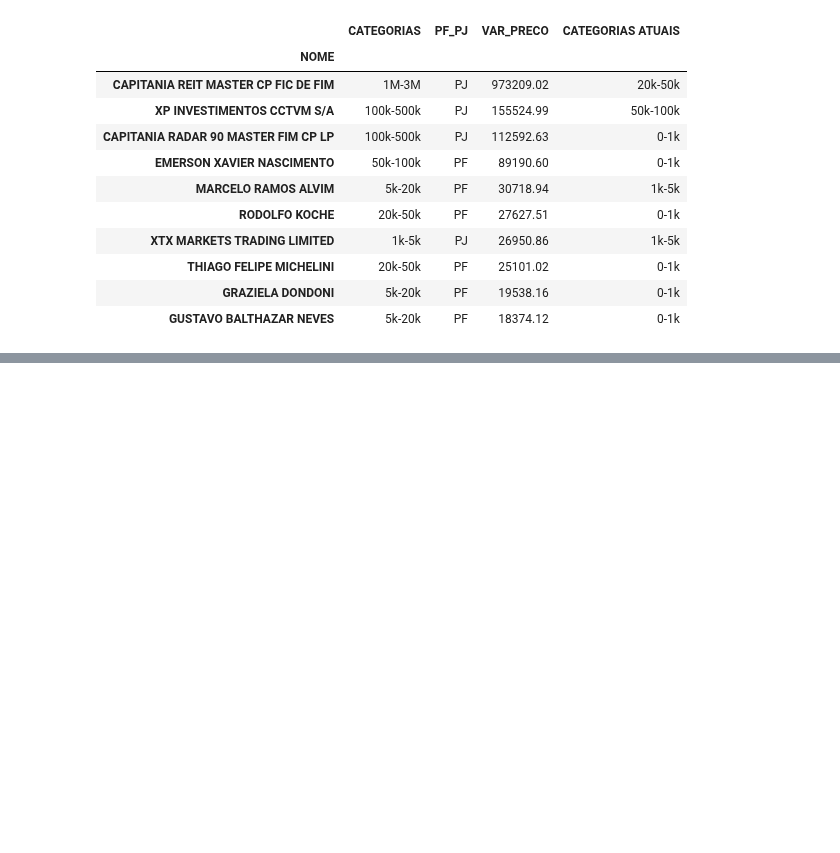
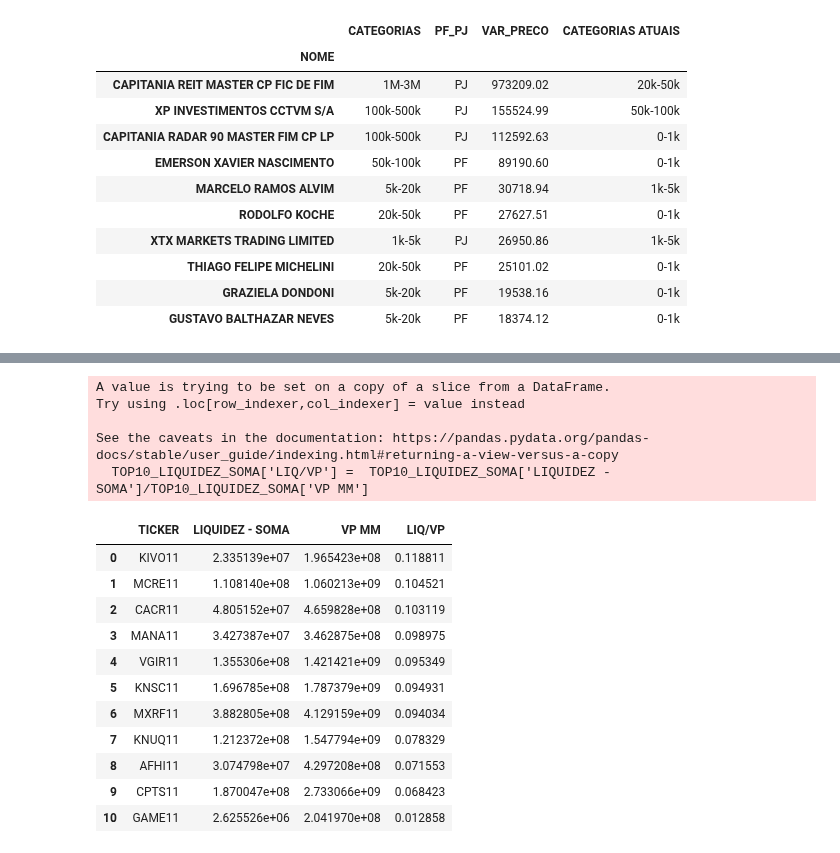
Before and after one commit to LucasFranco-guardian/Relat-rios-Passivo, a Jupyter notebook: MonthxWeek_GAME.ipynb, the cells around one changed output, grey strips where cells are left out. Cells and saved outputs as stored; diff of their text form; code cells hidden in the pictures; blank space fills up the shorter version.

```diff
--- a/MonthxWeek_GAME.ipynb
+++ b/MonthxWeek_GAME.ipynb
@@ -426 +522,32 @@ base_ativos
+# %%
+tic = 'TICKER'
+liq = 'LIQUIDEZ - SOMA'
+pl = 'VP MM'
+#CRIO UM DATAFRAME COM AS MAIORES QUEDAS DO DIA ENTRE OS PEERS DO GARE E O GARE
+TOP10_LIQUIDEZ_SOMA = base_papel[[tic, liq, pl]]
+TOP10_LIQUIDEZ_SOMA['LIQ/VP'] =  TOP10_LIQUIDEZ_SOMA['LIQUIDEZ - SOMA']/TOP10_LIQUIDEZ_SOMA['VP MM']
+TOP10_LIQUIDEZ_SOMA = TOP10_LIQUIDEZ_SOMA.sort_values(by=['LIQ/VP'], ascending=False).iloc[:10, :]
+TOP10_LIQUIDEZ_SOMA['TICKER'] = TOP10_LIQUIDEZ_SOMA['TICKER'].apply(excluir_5_dig)
+TOP10_LIQUIDEZ_SOMA_GAME_ADD = pd.concat([TOP10_LIQUIDEZ_SOMA, base_game11_soma]).reset_index(drop=True)
+
+data = TOP10_LIQUIDEZ_SOMA_GAME_ADD
+data
+# %% [output]
+A value is trying to be set on a copy of a slice from a DataFrame.
+Try using .loc[row_indexer,col_indexer] = value instead
+
+See the caveats in the documentation: https://pandas.pydata.org/pandas-docs/stable/user_guide/indexing.html#returning-a-view-versus-a-copy
+  TOP10_LIQUIDEZ_SOMA['LIQ/VP'] =  TOP10_LIQUIDEZ_SOMA['LIQUIDEZ - SOMA']/TOP10_LIQUIDEZ_SOMA['VP MM']
+|  | TICKER | LIQUIDEZ - SOMA | VP MM | LIQ/VP |
+| 0 | KIVO11 | 2.335139e+07 | 1.965423e+08 | 0.118811 |
+| 1 | MCRE11 | 1.108140e+08 | 1.060213e+09 | 0.104521 |
+| 2 | CACR11 | 4.805152e+07 | 4.659828e+08 | 0.103119 |
+| 3 | MANA11 | 3.427387e+07 | 3.462875e+08 | 0.098975 |
+| 4 | VGIR11 | 1.355306e+08 | 1.421421e+09 | 0.095349 |
+| 5 | KNSC11 | 1.696785e+08 | 1.787379e+09 | 0.094931 |
+| 6 | MXRF11 | 3.882805e+08 | 4.129159e+09 | 0.094034 |
+| 7 | KNUQ11 | 1.212372e+08 | 1.547794e+09 | 0.078329 |
+| 8 | AFHI11 | 3.074798e+07 | 4.297208e+08 | 0.071553 |
+| 9 | CPTS11 | 1.870047e+08 | 2.733066e+09 | 0.068423 |
+| 10 | GAME11 | 2.625526e+06 | 2.041970e+08 | 0.012858 |
 # %%
```
Also changed, not shown: parts of 7 cells of this notebook, 9 other files.
